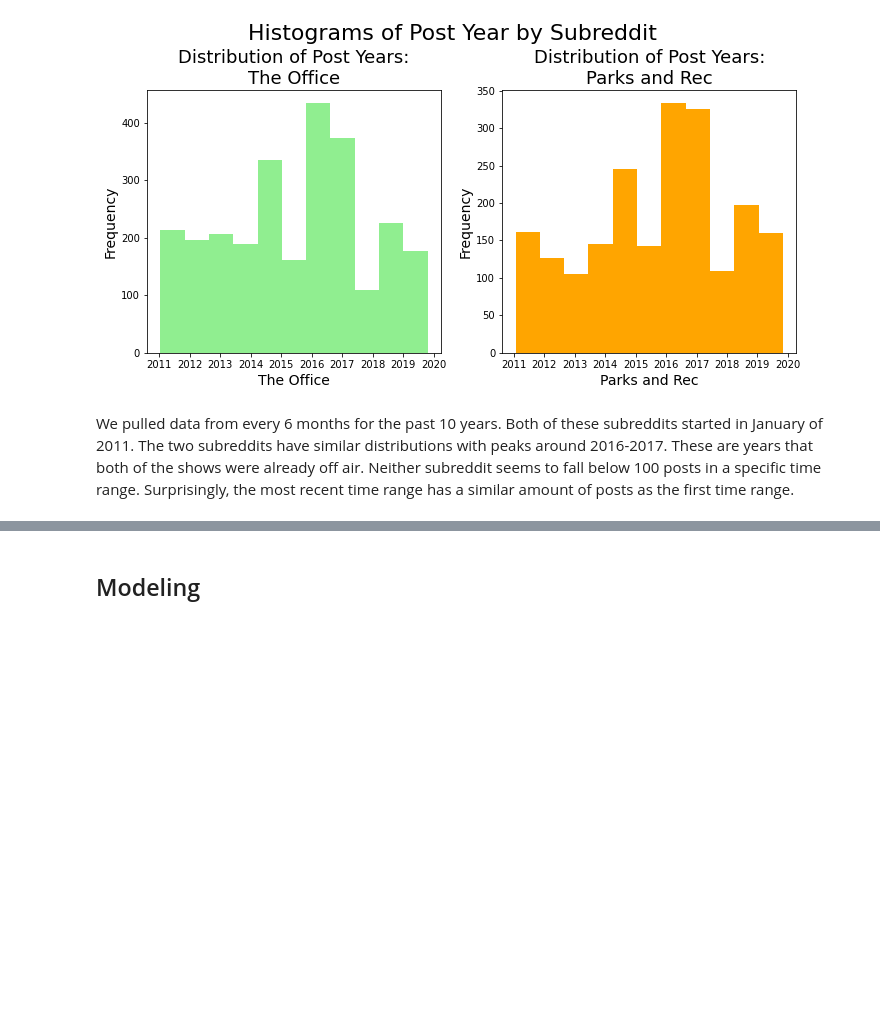
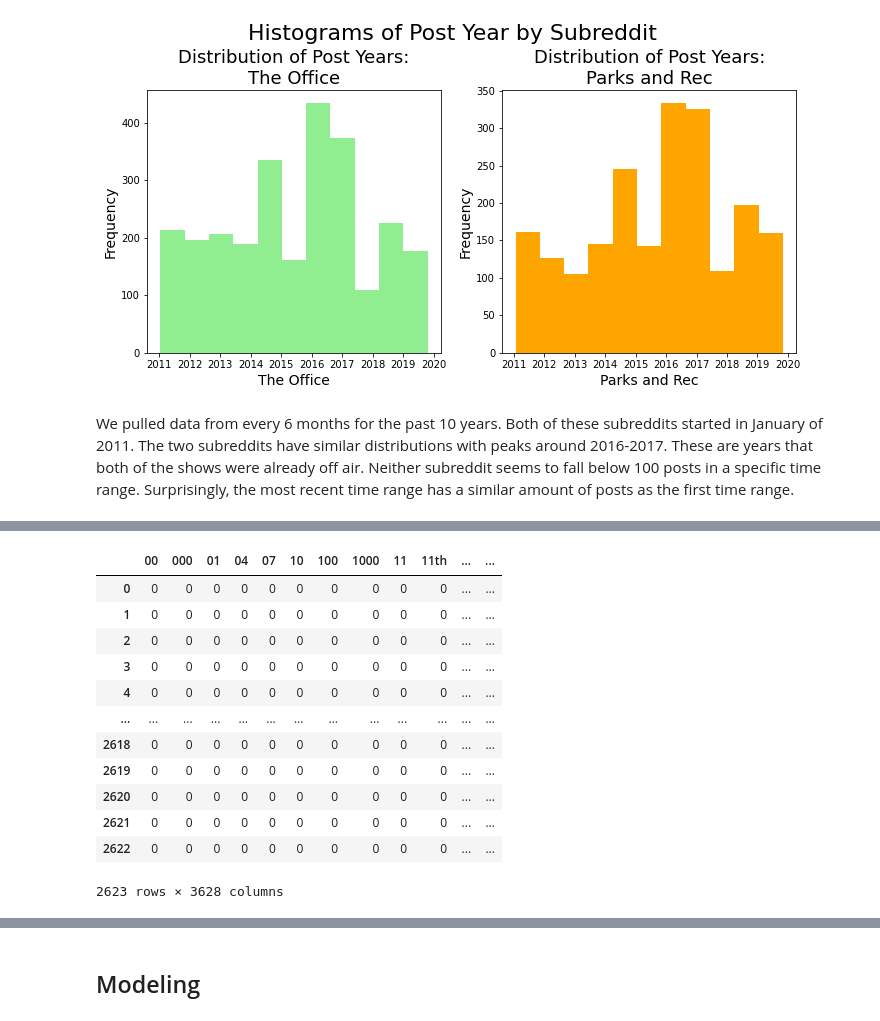
Before and after one commit to dmedellin2/reddit_classification, a Jupyter notebook: code/reddit-classification-models.ipynb, the cells around one changed output, grey strips where cells are left out. Cells and saved outputs as stored; diff of their text form; code cells hidden in the pictures; blank space fills up the shorter version.

```diff
--- a/code/reddit-classification-models.ipynb
+++ b/code/reddit-classification-models.ipynb
@@ -251,3 +251,5 @@ plt.tight_layout();
 [figure]
 # %% [markdown]
 We pulled data from every 6 months for the past 10 years. Both of these subreddits started in January of 2011. The two subreddits have similar distributions with peaks around 2016-2017. These are years that both of the shows were already off air. Neither subreddit seems to fall below 100 posts in a specific time range. Surprisingly, the most recent time range has a similar amount of posts as the first time range.
+# %%
+office_text = reddit[reddit['subreddit']==0]['title']
@@ -253,0 +271,20 @@ We pulled data from every 6 months for the past 10 years. Both of these subreddi
+# %%
+cvec = CountVectorizer()
+off_text = cvec.fit_transform(office_text)
+# %%
+off_text_df = pd.DataFrame(off_text.toarray(), columns = cvec.get_feature_names())
+off_text_df
+# %% [output]
+|  | 00 | 000 | 01 | 04 | 07 | 10 | 100 | 1000 | 11 | 11th | ... | ... |
+| 0 | 0 | 0 | 0 | 0 | 0 | 0 | 0 | 0 | 0 | 0 | ... | ... |
+| 1 | 0 | 0 | 0 | 0 | 0 | 0 | 0 | 0 | 0 | 0 | ... | ... |
+| 2 | 0 | 0 | 0 | 0 | 0 | 0 | 0 | 0 | 0 | 0 | ... | ... |
+| 3 | 0 | 0 | 0 | 0 | 0 | 0 | 0 | 0 | 0 | 0 | ... | ... |
+| 4 | 0 | 0 | 0 | 0 | 0 | 0 | 0 | 0 | 0 | 0 | ... | ... |
+| ... | ... | ... | ... | ... | ... | ... | ... | ... | ... | ... | ... | ... |
+| 2618 | 0 | 0 | 0 | 0 | 0 | 0 | 0 | 0 | 0 | 0 | ... | ... |
+| 2619 | 0 | 0 | 0 | 0 | 0 | 0 | 0 | 0 | 0 | 0 | ... | ... |
+| 2620 | 0 | 0 | 0 | 0 | 0 | 0 | 0 | 0 | 0 | 0 | ... | ... |
+| 2621 | 0 | 0 | 0 | 0 | 0 | 0 | 0 | 0 | 0 | 0 | ... | ... |
+| 2622 | 0 | 0 | 0 | 0 | 0 | 0 | 0 | 0 | 0 | 0 | ... | ... |
+2623 rows × 3628 columns
```
Also changed, not shown: parts of 25 cells of this notebook.
